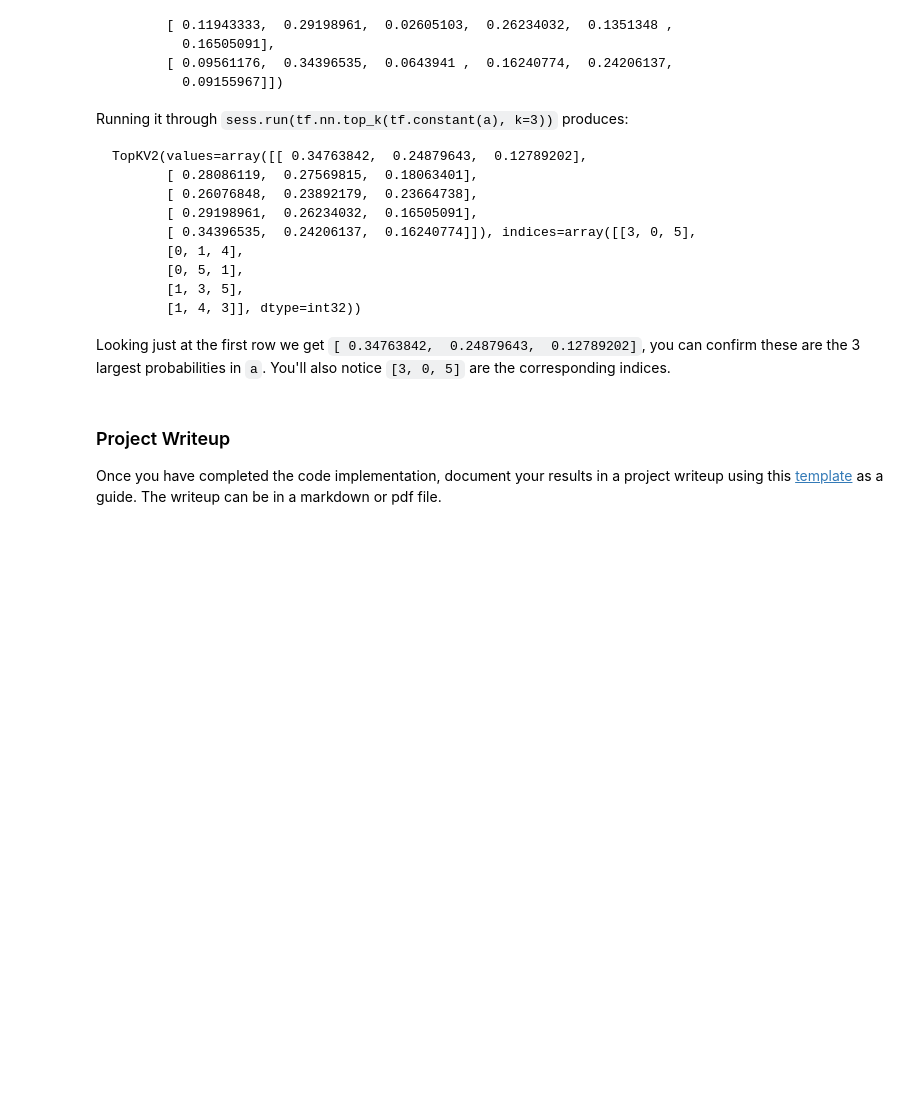
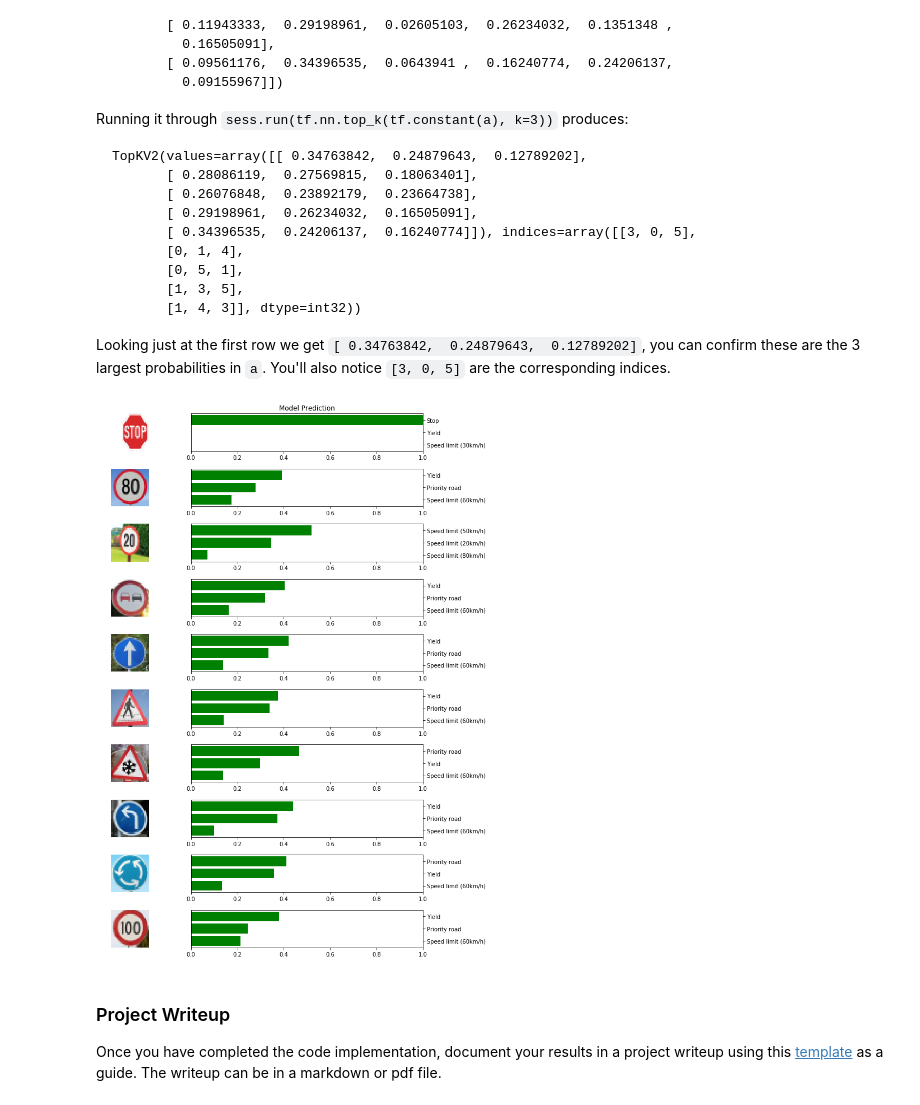
Before and after one commit to yummybian/CarND-Traffic-Sign-Classifier-Project, a Jupyter notebook: Traffic_Sign_Classifier.ipynb, the cells around one changed output. Saved outputs shown, nothing was run; the diff lists cells and outputs as text; code cells hidden in the pictures; blank space fills up the shorter version.

```diff
--- a/Traffic_Sign_Classifier.ipynb
+++ b/Traffic_Sign_Classifier.ipynb
@@ -447,6 +449,7 @@ def LeNet(x, n_class):
     conv1 = tf.nn.max_pool(conv1, ksize=[1, 2, 2, 1], strides=[1, 2, 2, 1], padding='VALID')
 
     # Layer 2: Convolutional. Input = 14x14x24 Output = 10x10x64.
+    global conv2
     conv2_W = tf.Variable(tf.truncated_normal(shape=(5, 5, 24, 64), mean = mu, stddev = sigma))
     conv2_b = tf.Variable(tf.zeros(64))
     conv2   = tf.nn.conv2d(conv1, conv2_W, strides=[1, 1, 1, 1], padding='VALID') + conv2_b
@@ -633,6 +636,9 @@ images_normal = normalize(rgb2gray(np.array(images)))
 ### Make sure to pre-process the images with the same pre-processing pipeline used earlier.
 ### Feel free to use as many code cells as needed.
 # %% prediction code
+import pandas as pd
+
+
 def predict_sign(X_data, top_k=1):
     num_examples = len(X_data)
     y_pred = np.zeros((num_examples, top_k), dtype=np.int32)
@@ -644,9 +650,9 @@ def predict_sign(X_data, top_k=1):
     return y_prob, y_pred
 
 # make predictions
-_, y_pred = y_predict_model(images_normal)
+_, y_pred = predict_sign(images_normal, top_k=3)
 
-import pandas as pd
+# read sign name
 sign_names = pd.read_csv('signnames.csv')
 
 # show the prediction results
@@ -710,3 +714,33 @@ Looking just at the first row we get `[ 0.34763842,  0.24879643,  0.12789202]`,
+# %%
+### Print out the top five softmax probabilities for the predictions on the German traffic sign images found on the web.
+### Feel free to use as many code cells as needed.
+# %%plot softmax probabilities
+
+
+def show_top_prob(X_data, sign_names) :
+    n_samples = len(X_data)
+
+    X_data_proc = normalize(rgb2gray(np.array(X_data)))
+    prob, pred = predict_sign(X_data_proc, top_k=3)
+    fig, ax = plt.subplots(n_samples, 2, figsize=(12,14))
+    for i in range(n_samples):
+        labels = pred[i]
+        names = [sign_names.iloc[l]['SignName'] for l in labels]
+        bar_locations = np.arange(3)[::-1]
+        ax[i,0].imshow(X_data[i])
+        ax[i,0].axis('off')
+        ax[i,1].barh(bar_locations, prob[i],
+                     align='center',color='green', ecolor='black')
+        ax[i,1].set_yticks(bar_locations)
+        ax[i,1].set_yticklabels(names)
+        ax[i,1].yaxis.tick_right()
+        ax[i,1].set_xlim([0,1])
+    ax[0,1].set_title('Model Prediction')
+    fig.tight_layout()
+
+show_top_prob(images, sign_names)
+# %% [output]
+[figure, added]
 # %% [markdown]
 ### Project Writeup
 
```
Also changed, not shown: parts of 4 cells of this notebook, 1 other file.
